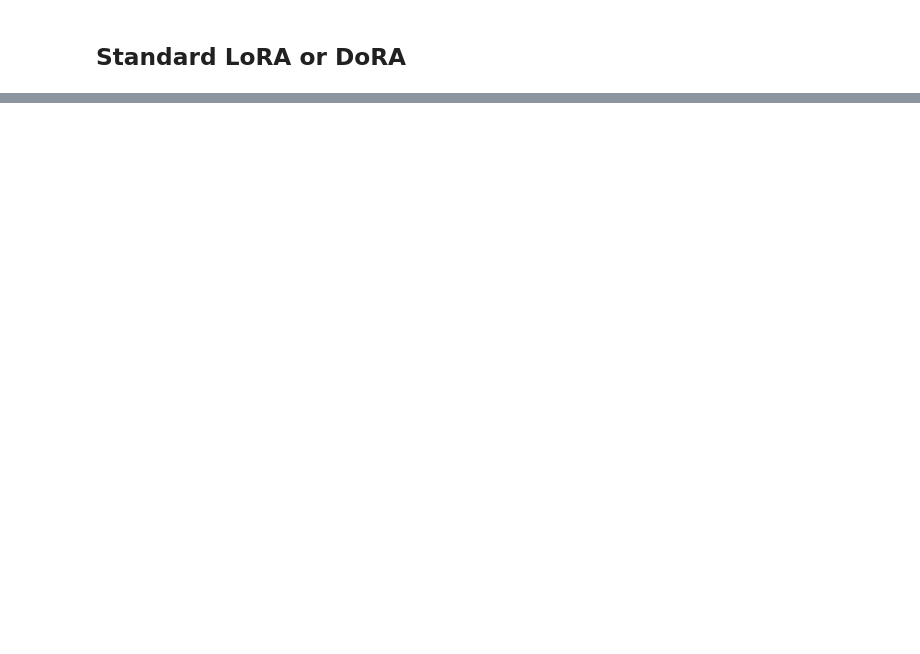
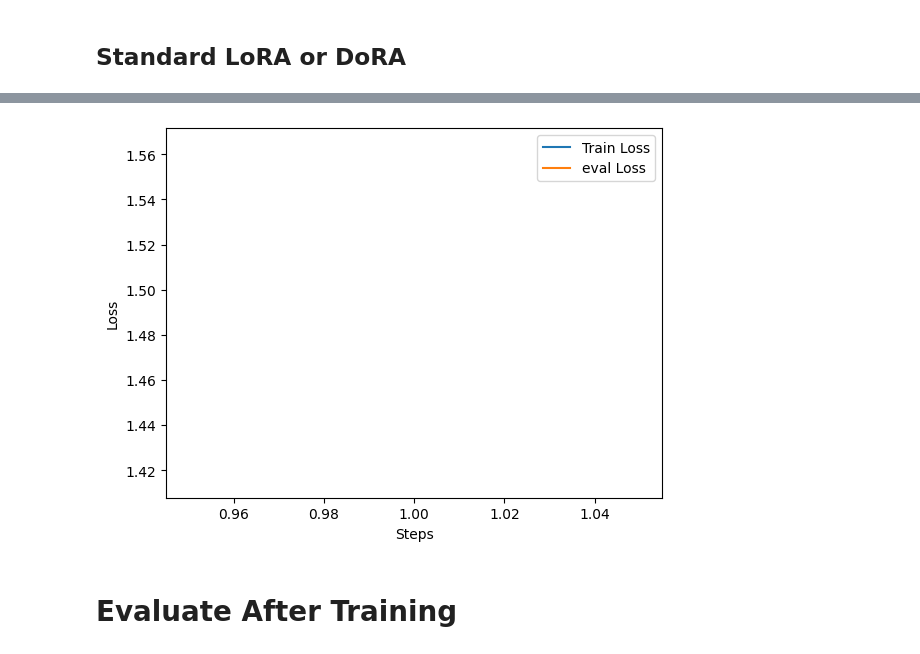
Before and after one commit to Rajeeb321123/Large-Language-model, a Jupyter notebook: 4_Memorization.ipynb, the cells around one changed output, grey strips where cells are left out. Saved outputs shown, nothing was run; the diff lists cells and outputs as text; code cells hidden in the pictures; blank space fills up the shorter version.

```diff
--- a/4_Memorization.ipynb
+++ b/4_Memorization.ipynb
@@ -126,0 +348,2 @@ def print_trainable_parameters(model):
+# %%
+tokenizer.padding_side = 'right'
@@ -126,0 +553,15 @@ def print_trainable_parameters(model):
+# %%
+model_name = model_id.split("/")[-1]
+dataset_name = dataset.split("/")[-1]
+
+#parameters
+epochs = 1 # 1 epochs is good enough here
+context_length = 512 # most of the time Q and A arenot longer than 512
+
+# backpropagation params
+grad_accum = 1 # virtually increase the batch size. Maynot affect VRam but increase Training time
+batch_size = 1 # just granuale update # smooth and less update for help in memorization
+
+fine_tune_tag = 'touch_rugby-rules'
+save_dir = f'./results/{model_name}_{dataset_name}_{epochs}_epochs_{context_length}_length_{grad_accum}_grad_accum_{batch_size}_batch_size_{fine_tune_tag}'
+print(save_dir)
@@ -126,0 +674,3 @@ def print_trainable_parameters(model):
+# %%
+model.config.use_cache = False # for silencing warnings only
+trainer.train()
@@ -126,0 +714,31 @@ def print_trainable_parameters(model):
+# %%
+import matplotlib.pyplot as plt
+
+# Initialize list to hold training and evaluation losses and steps
+train_losses = []
+eval_losses = []
+train_steps = []
+eval_steps = []
+
+#Populate the list from log history
+#import pandas as pd
+# pd.DataFrame(trainer.state.log_history)
+for entry in trainer.state.log_history:
+  if 'loss' in entry:
+    train_losses.append(entry['loss'])
+    train_steps.append(entry['step'])
+  if 'eval_loss' in entry:
+    eval_losses.append(entry['eval_loss'])
+    eval_steps.append(entry['step'])
+
+# plot the losses
+plt.plot(train_steps, train_losses, label = 'Train Loss')
+plt.plot(eval_steps, eval_losses, label = 'eval Loss')
+plt.xlabel('Steps')
+plt.ylabel('Loss')
+plt.legend()
+plt.show()
+# %% [output]
+[figure, added]
+# %% [markdown]
+# Evaluate After Training
```
Also changed, not shown: parts of 47 cells of this notebook.
